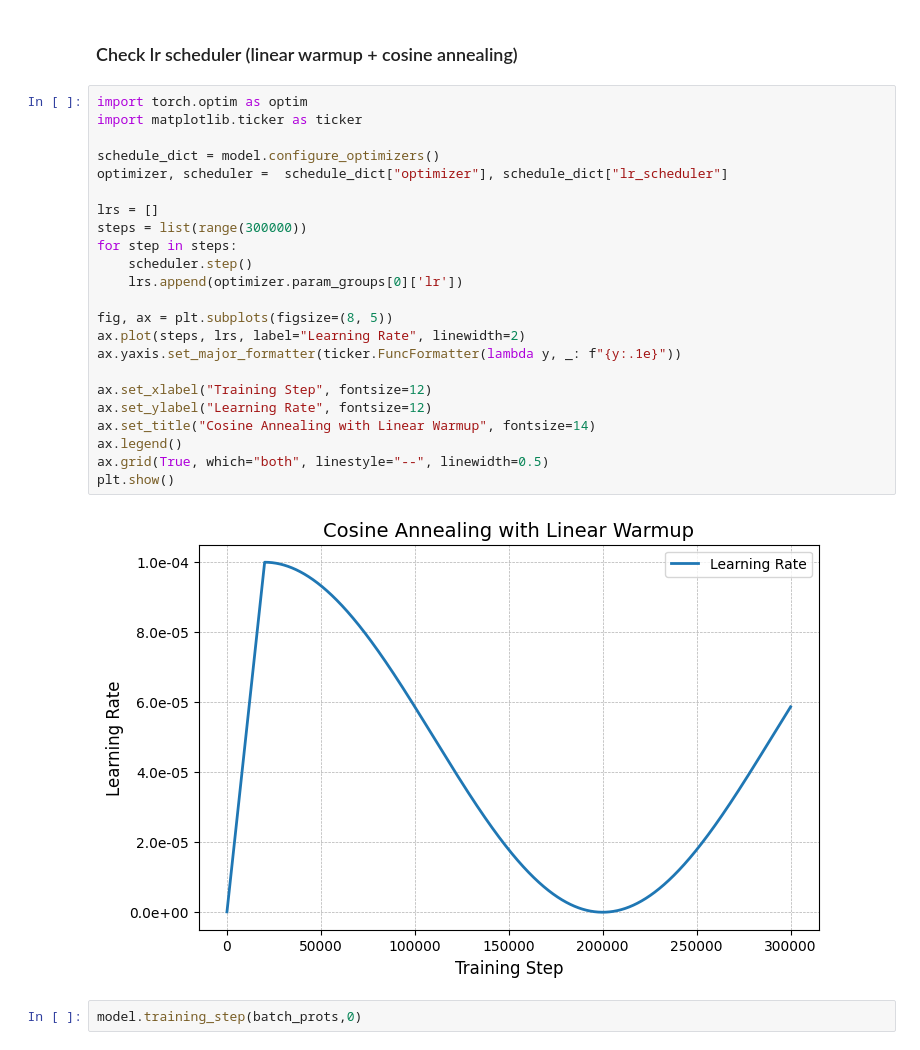
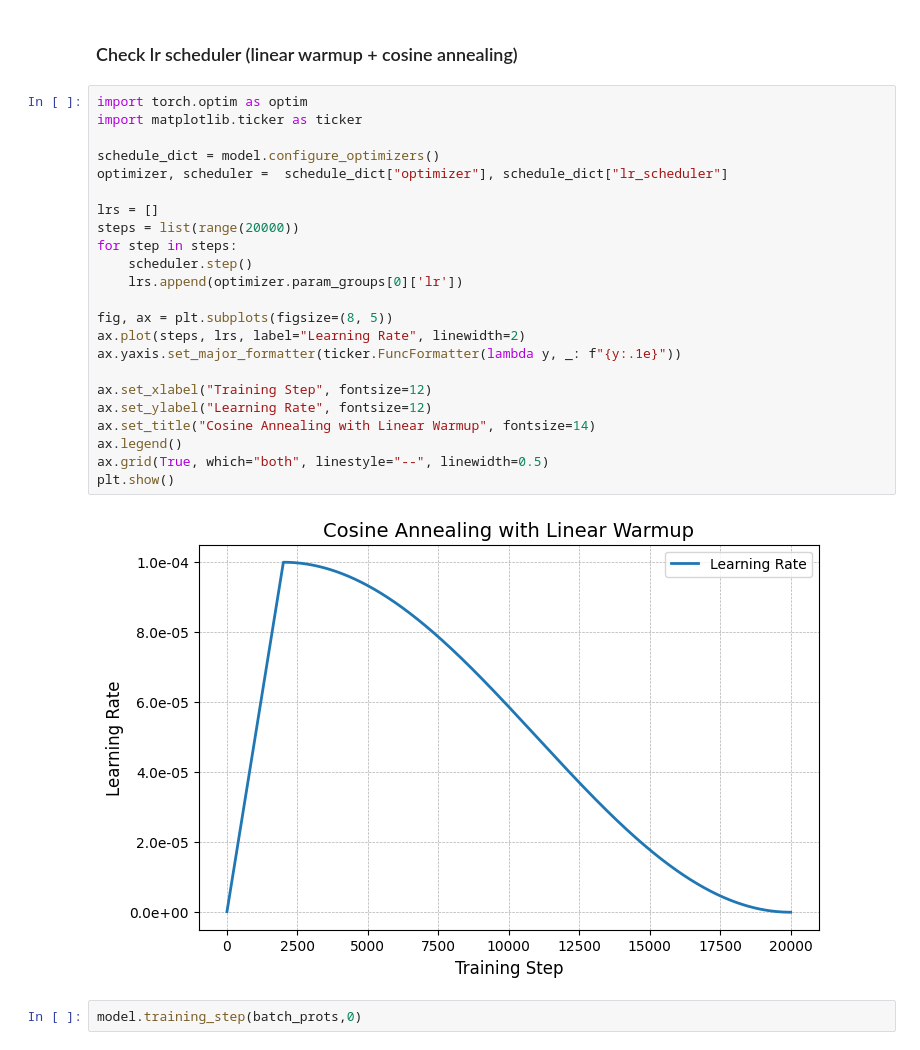
Before and after one commit to MihirBafna/dynaprot, a Jupyter notebook: experiments/model.ipynb, the cells around one changed output. Drawn from its saved outputs; the diff is of its cells as text.

Commit message:
changed total steps to 20000

```diff
--- a/experiments/model.ipynb
+++ b/experiments/model.ipynb
@@ -91,28 +91,28 @@ DynaProt(
 # %%
 import torch.optim as optim
 import matplotlib.ticker as ticker
 
 schedule_dict = model.configure_optimizers()
 optimizer, scheduler =  schedule_dict["optimizer"], schedule_dict["lr_scheduler"]
 
 lrs = []
-steps = list(range(300000))
+steps = list(range(20000))
 for step in steps:
     scheduler.step()
     lrs.append(optimizer.param_groups[0]['lr'])
 
 fig, ax = plt.subplots(figsize=(8, 5))
 ax.plot(steps, lrs, label="Learning Rate", linewidth=2)
 ax.yaxis.set_major_formatter(ticker.FuncFormatter(lambda y, _: f"{y:.1e}"))
 
 ax.set_xlabel("Training Step", fontsize=12)
 ax.set_ylabel("Learning Rate", fontsize=12)
 ax.set_title("Cosine Annealing with Linear Warmup", fontsize=14)
 ax.legend()
 ax.grid(True, which="both", linestyle="--", linewidth=0.5)
 plt.show()
 # %% [output]
-[figure, old version]
+[figure, new version]
 # %%
 model.training_step(batch_prots,0)
 # %%
```
Also changed, not shown: parts of 1 cell of this notebook.
